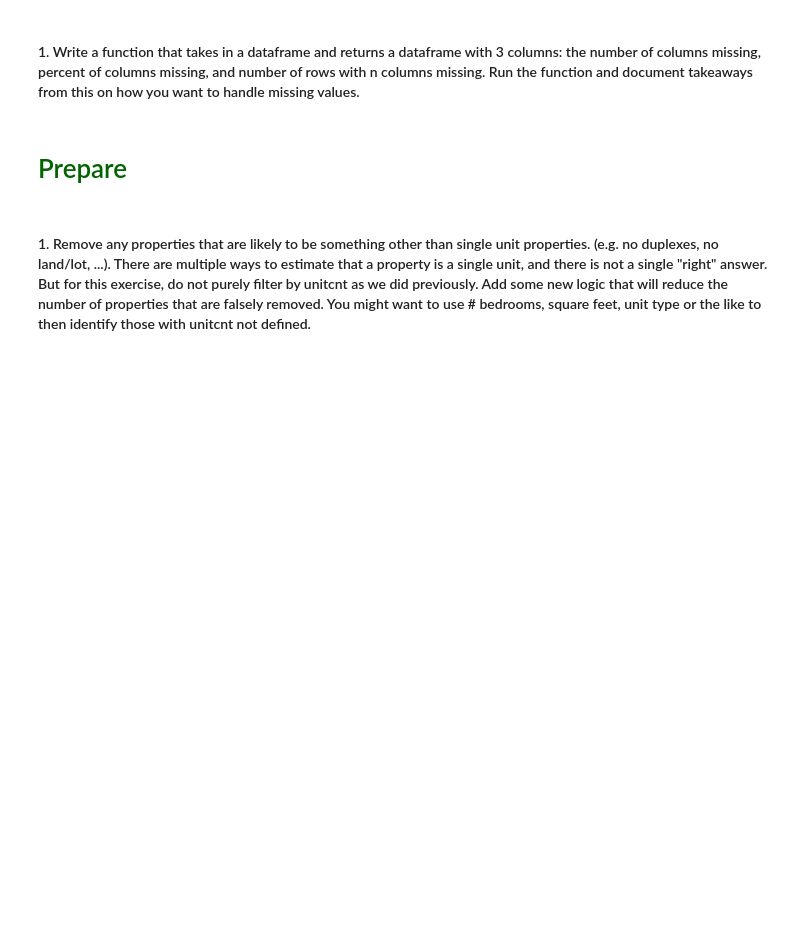
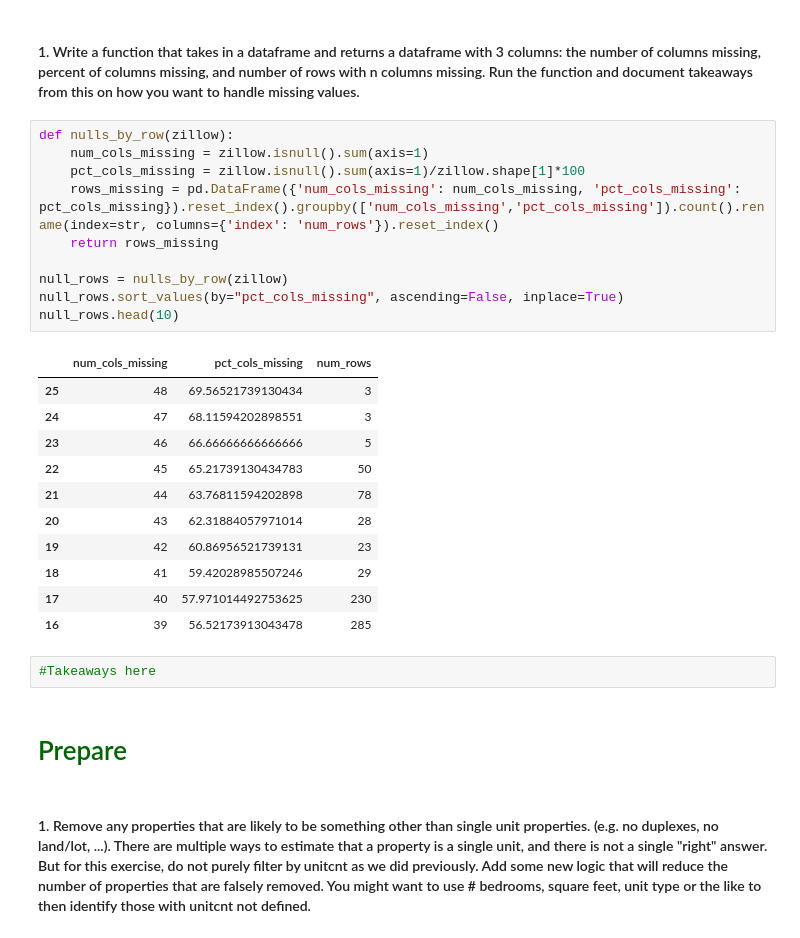
Before and after one commit to brandonjbryant/clustering-exercises, a Jupyter notebook: exercises/zillow.ipynb, the cells around one changed output. Drawn from its saved outputs; the diff is of its cells as text; blank space fills up the shorter version.

```diff
--- a/exercises/zillow.ipynb
+++ b/exercises/zillow.ipynb
@@ -11,5 +246,29 @@
 # %% [markdown]
 #### 1. Write a function that takes in a dataframe and returns a dataframe with 3 columns: the number of columns missing, percent of columns missing, and number of rows with n columns missing. Run the function and document takeaways from this on how you want to handle missing values.
+# %%
+def nulls_by_row(zillow):
+    num_cols_missing = zillow.isnull().sum(axis=1)
+    pct_cols_missing = zillow.isnull().sum(axis=1)/zillow.shape[1]*100
+    rows_missing = pd.DataFrame({'num_cols_missing': num_cols_missing, 'pct_cols_missing': pct_cols_missing}).reset_index().groupby(['num_cols_missing','pct_cols_missing']).count().rename(index=str, columns={'index': 'num_rows'}).reset_index()
+    return rows_missing
+
+null_rows = nulls_by_row(zillow)
+null_rows.sort_values(by="pct_cols_missing", ascending=False, inplace=True)
+null_rows.head(10)
+# %% [output]
+|  | num_cols_missing | pct_cols_missing | num_rows |
+| 25 | 48 | 69.56521739130434 | 3 |
+| 24 | 47 | 68.11594202898551 | 3 |
+| 23 | 46 | 66.66666666666666 | 5 |
+| 22 | 45 | 65.21739130434783 | 50 |
+| 21 | 44 | 63.76811594202898 | 78 |
+| 20 | 43 | 62.31884057971014 | 28 |
+| 19 | 42 | 60.86956521739131 | 23 |
+| 18 | 41 | 59.42028985507246 | 29 |
+| 17 | 40 | 57.971014492753625 | 230 |
+| 16 | 39 | 56.52173913043478 | 285 |
+# %%
+#Takeaways here
 # %% [markdown]
 # <font color = "darkgreen"> Prepare</font>
 # %% [markdown]
```
Also changed, not shown: parts of 39 cells of this notebook.
